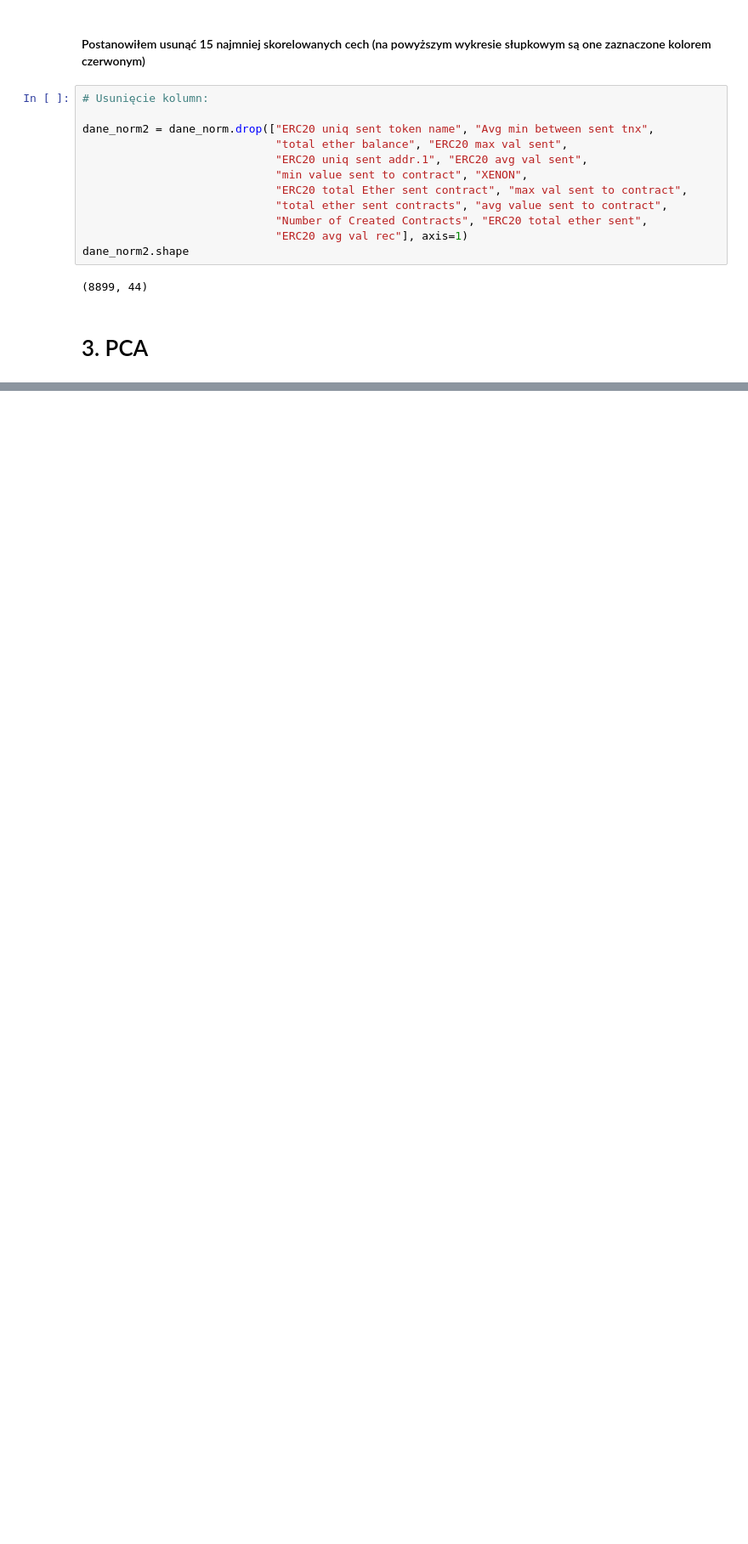
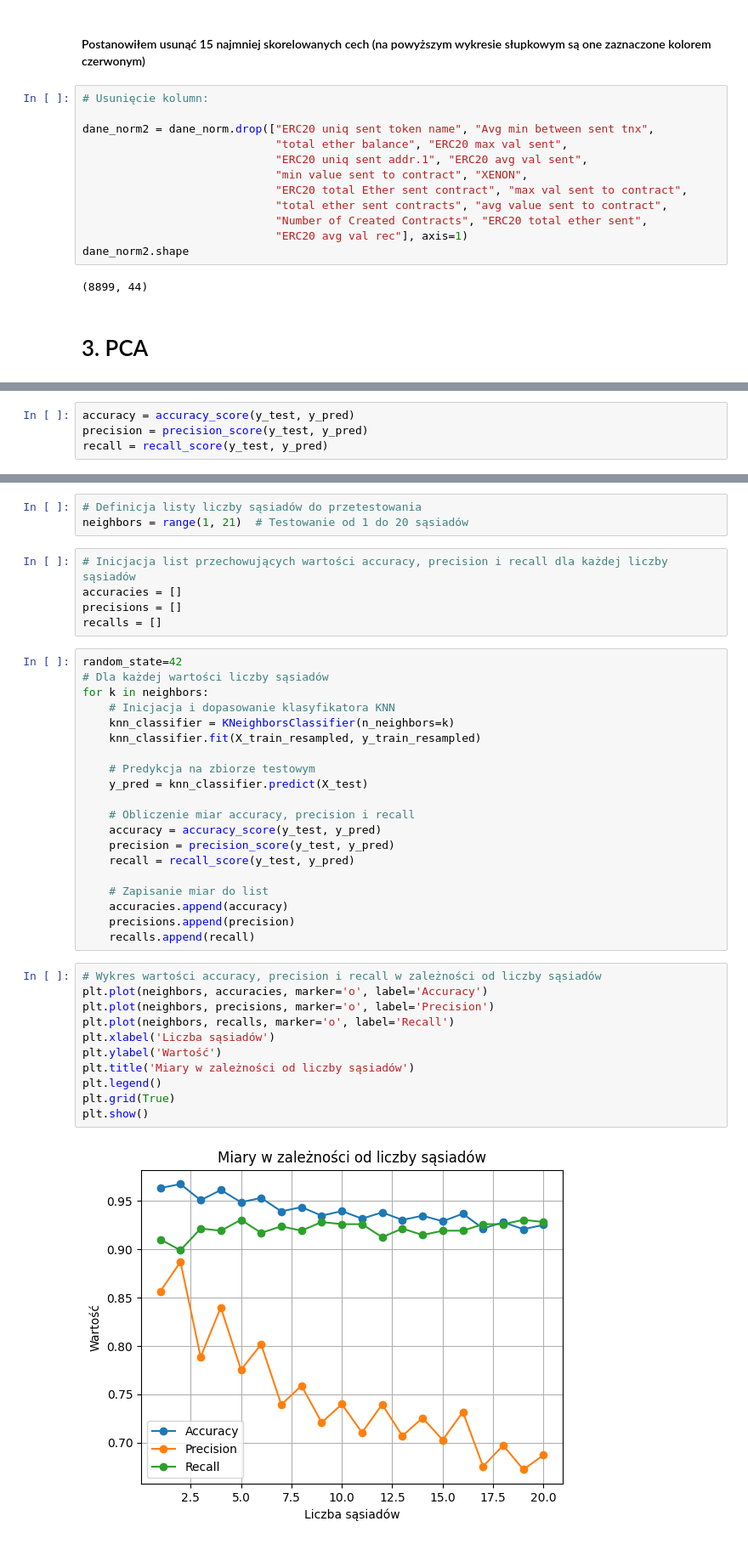
Before and after one commit to Pullsu/Uczenie-maszynowe-w-finansach, a Jupyter notebook: Use_Case_1.ipynb, the cells around one changed output, grey strips where cells are left out. Shown at 85% size. Drawn from its saved outputs; the diff is of its cells as text; blank space fills up the shorter version.

```diff
--- a/Use_Case_1.ipynb
+++ b/Use_Case_1.ipynb
@@ -441,0 +607,4 @@ dane_norm2.shape
+# %%
+accuracy = accuracy_score(y_test, y_pred)
+precision = precision_score(y_test, y_pred)
+recall = recall_score(y_test, y_pred)
@@ -441,0 +629,41 @@ dane_norm2.shape
+# %%
+# Definicja listy liczby sąsiadów do przetestowania
+neighbors = range(1, 21)  # Testowanie od 1 do 20 sąsiadów
+# %%
+# Inicjacja list przechowujących wartości accuracy, precision i recall dla każdej liczby sąsiadów
+accuracies = []
+precisions = []
+recalls = []
+# %%
+random_state=42
+# Dla każdej wartości liczby sąsiadów
+for k in neighbors:
+    # Inicjacja i dopasowanie klasyfikatora KNN
+    knn_classifier = KNeighborsClassifier(n_neighbors=k)
+    knn_classifier.fit(X_train_resampled, y_train_resampled)
+
+    # Predykcja na zbiorze testowym
+    y_pred = knn_classifier.predict(X_test)
+
+    # Obliczenie miar accuracy, precision i recall
+    accuracy = accuracy_score(y_test, y_pred)
+    precision = precision_score(y_test, y_pred)
+    recall = recall_score(y_test, y_pred)
+
+    # Zapisanie miar do list
+    accuracies.append(accuracy)
+    precisions.append(precision)
+    recalls.append(recall)
+# %%
+# Wykres wartości accuracy, precision i recall w zależności od liczby sąsiadów
+plt.plot(neighbors, accuracies, marker='o', label='Accuracy')
+plt.plot(neighbors, precisions, marker='o', label='Precision')
+plt.plot(neighbors, recalls, marker='o', label='Recall')
+plt.xlabel('Liczba sąsiadów')
+plt.ylabel('Wartość')
+plt.title('Miary w zależności od liczby sąsiadów')
+plt.legend()
+plt.grid(True)
+plt.show()
+# %% [output]
+[figure, added]
```
Also changed, not shown: parts of 44 cells of this notebook.
